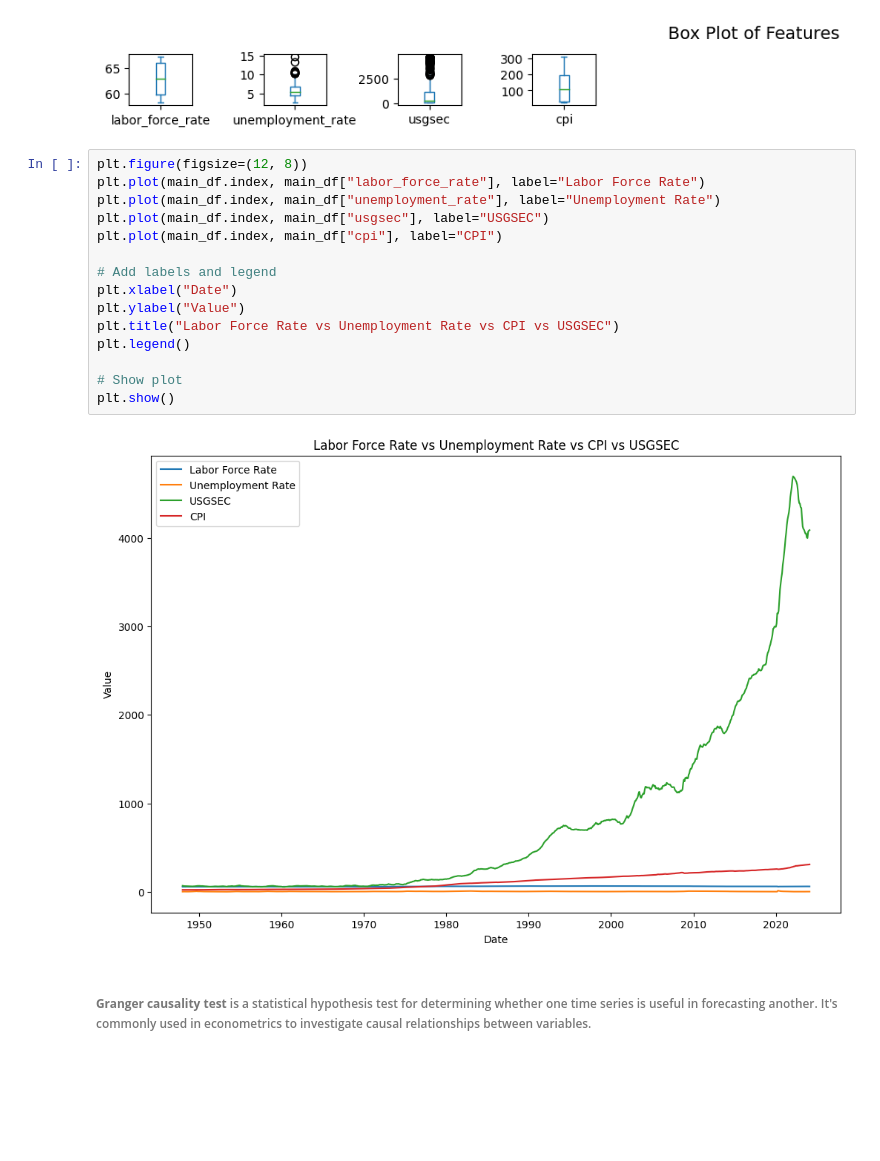
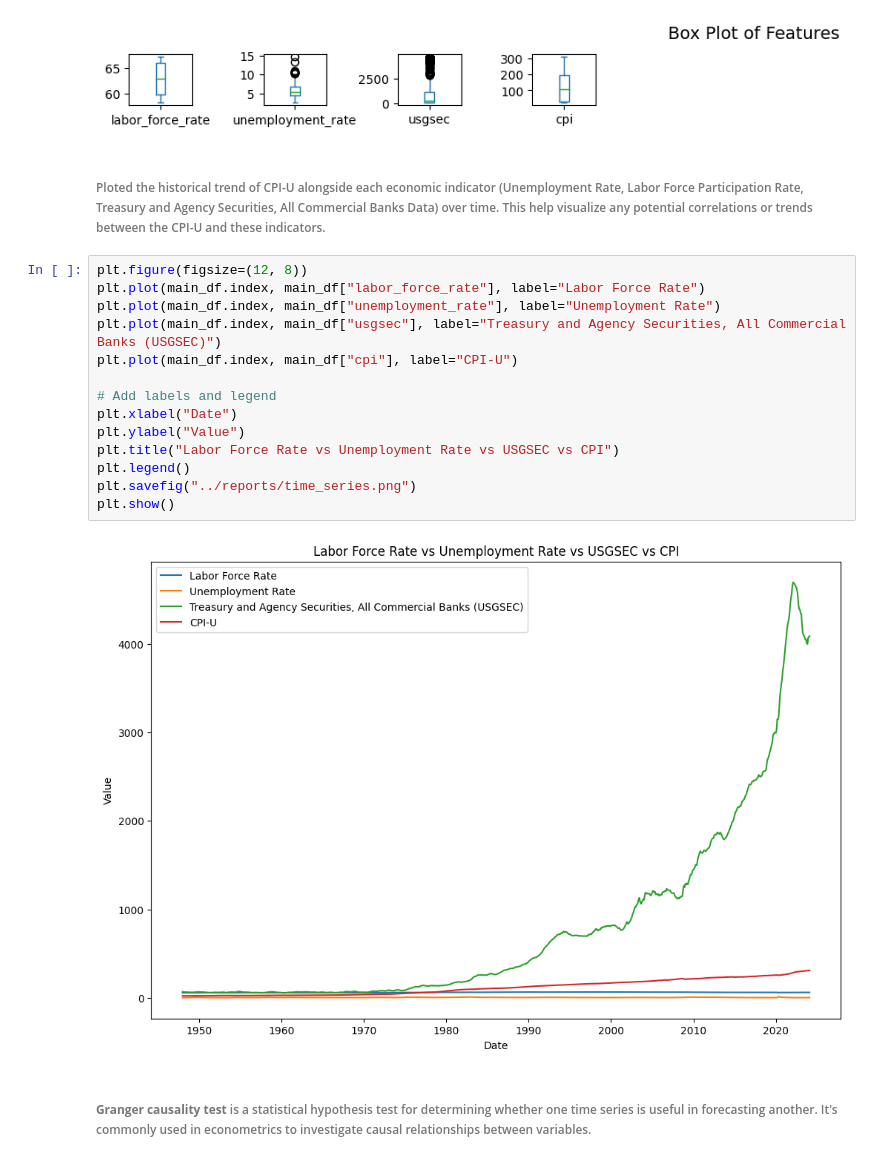
Before and after one commit to felipedds/economic-analysis-fred, a Jupyter notebook: notebooks/analysis.ipynb, the cells around one changed output. Drawn from its saved outputs; the diff is of its cells as text; blank space fills up the shorter version.

```diff
--- a/notebooks/analysis.ipynb
+++ b/notebooks/analysis.ipynb
@@ -242,23 +258,24 @@ plt.show()
 # %% [output]
 <Figure size 1200x800 with 0 Axes>
 [figure]
+# %% [markdown]
+<h6>Ploted the historical trend of CPI-U alongside each economic indicator (Unemployment Rate, Labor Force Participation Rate, Treasury and Agency Securities, All Commercial Banks Data) over time. This help visualize any potential correlations or trends between the CPI-U and these indicators.</h6>
 # %%
 plt.figure(figsize=(12, 8))
 plt.plot(main_df.index, main_df["labor_force_rate"], label="Labor Force Rate")
 plt.plot(main_df.index, main_df["unemployment_rate"], label="Unemployment Rate")
-plt.plot(main_df.index, main_df["usgsec"], label="USGSEC")
-plt.plot(main_df.index, main_df["cpi"], label="CPI")
+plt.plot(main_df.index, main_df["usgsec"], label="Treasury and Agency Securities, All Commercial Banks (USGSEC)")
+plt.plot(main_df.index, main_df["cpi"], label="CPI-U")
 
 # Add labels and legend
 plt.xlabel("Date")
 plt.ylabel("Value")
-plt.title("Labor Force Rate vs Unemployment Rate vs CPI vs USGSEC")
+plt.title("Labor Force Rate vs Unemployment Rate vs USGSEC vs CPI")
 plt.legend()
-
-# Show plot
+plt.savefig("../reports/time_series.png")
 plt.show()
 # %% [output]
-[figure, old version]
+[figure, new version]
 # %% [markdown]
 <h6><b>Granger causality test</b> is a statistical hypothesis test for determining whether one time series is useful in forecasting another. It's commonly used in econometrics to investigate causal relationships between variables.</h6>
 # %%
```
Also changed, not shown: parts of 19 cells of this notebook, 3 other files.
